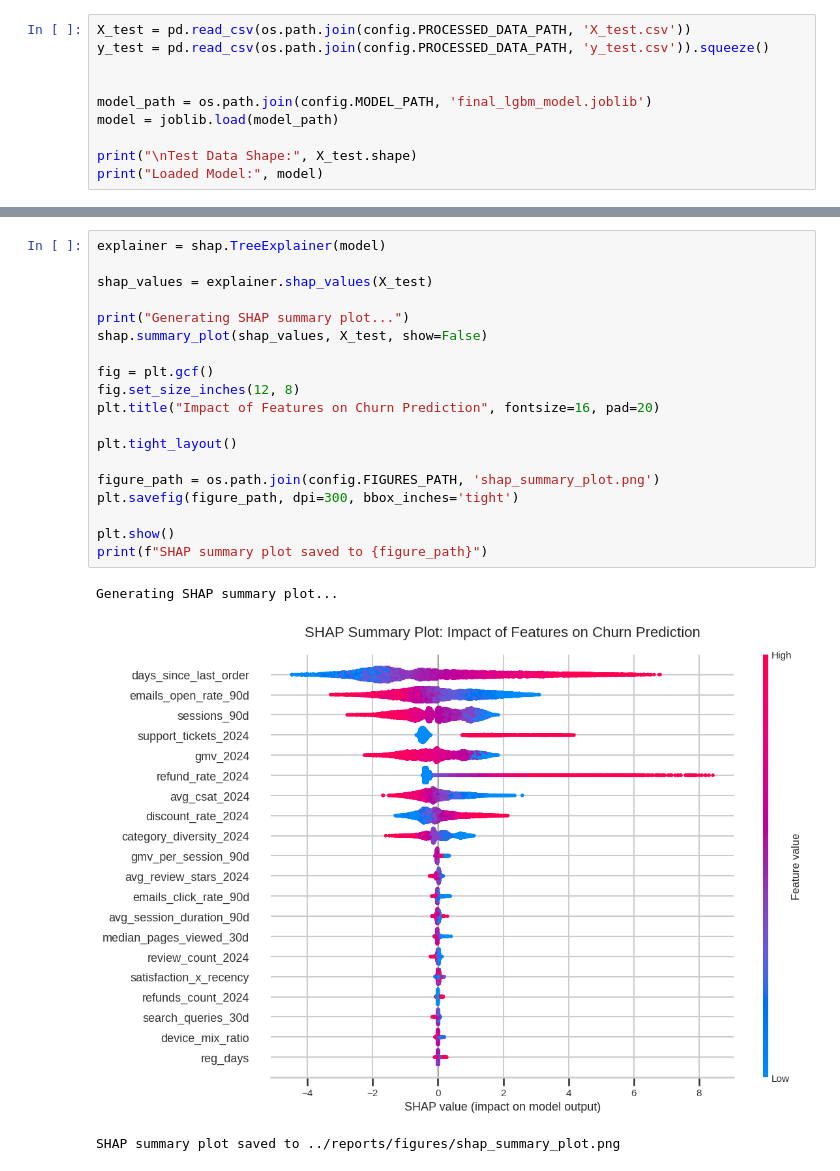
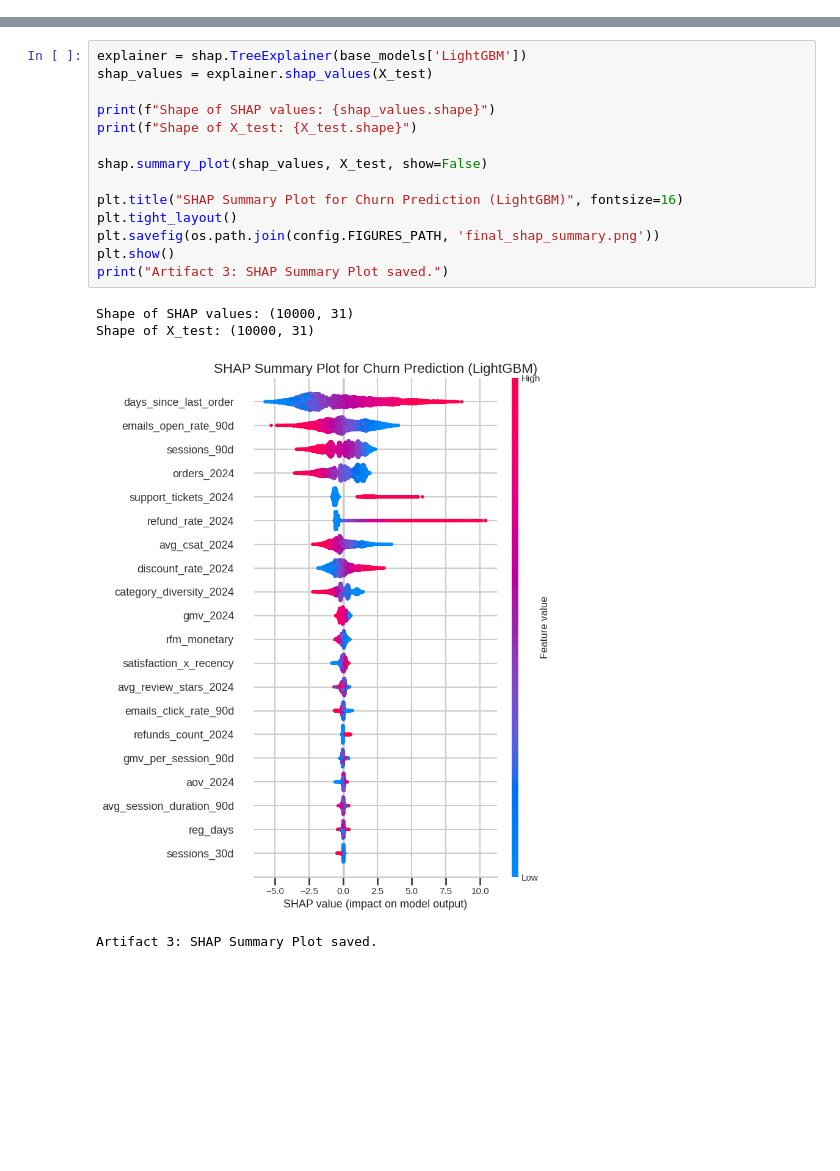
Before and after one commit to n1giahuy/techspire-churn-prediction, a Jupyter notebook: notebooks/04_Final_Evaluation.ipynb, the cells around one changed output, grey strips where cells are left out. Drawn from its saved outputs; the diff is of its cells as text; blank space fills up the shorter version.

```diff
--- a/notebooks/04_Final_Evaluation.ipynb
+++ b/notebooks/04_Final_Evaluation.ipynb
@@ -26,13 +24,3 @@ import config
 
 plt.style.use('seaborn-v0_8-whitegrid')
 sns.set_context('talk')
-# %%
-X_test = pd.read_csv(os.path.join(config.PROCESSED_DATA_PATH, 'X_test.csv'))
-y_test = pd.read_csv(os.path.join(config.PROCESSED_DATA_PATH, 'y_test.csv')).squeeze()
-
-
-model_path = os.path.join(config.MODEL_PATH, 'final_lgbm_model.joblib')
-model = joblib.load(model_path)
-
-print("\nTest Data Shape:", X_test.shape)
-print("Loaded Model:", model)
@@ -161,23 +218,19 @@ Feature importance plot saved to ../reports/figures/feature_importance.png
 # %%
-explainer = shap.TreeExplainer(model)
-
+explainer = shap.TreeExplainer(base_models['LightGBM'])
 shap_values = explainer.shap_values(X_test)
 
-print("Generating SHAP summary plot...")
+print(f"Shape of SHAP values: {shap_values.shape}")
+print(f"Shape of X_test: {X_test.shape}")
+
 shap.summary_plot(shap_values, X_test, show=False)
 
-fig = plt.gcf()
-fig.set_size_inches(12, 8)
-plt.title("Impact of Features on Churn Prediction", fontsize=16, pad=20)
-
+plt.title("SHAP Summary Plot for Churn Prediction (LightGBM)", fontsize=16)
 plt.tight_layout()
-
-figure_path = os.path.join(config.FIGURES_PATH, 'shap_summary_plot.png')
-plt.savefig(figure_path, dpi=300, bbox_inches='tight')
-
+plt.savefig(os.path.join(config.FIGURES_PATH, 'final_shap_summary.png'))
 plt.show()
-print(f"SHAP summary plot saved to {figure_path}")
+print("Artifact 3: SHAP Summary Plot saved.")
 # %% [output]
-Generating SHAP summary plot...
+Shape of SHAP values: (10000, 31)
+Shape of X_test: (10000, 31)
-[figure, old version]
+[figure, new version]
-SHAP summary plot saved to ../reports/figures/shap_summary_plot.png
+Artifact 3: SHAP Summary Plot saved.
```
Also changed, not shown: parts of 13 cells of this notebook, 7 other files.
